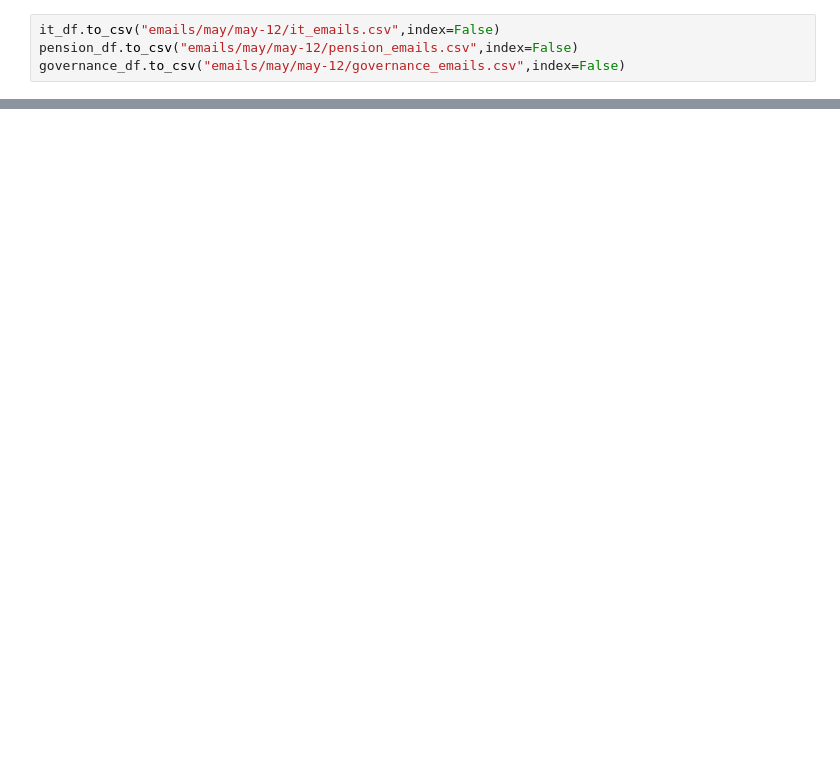
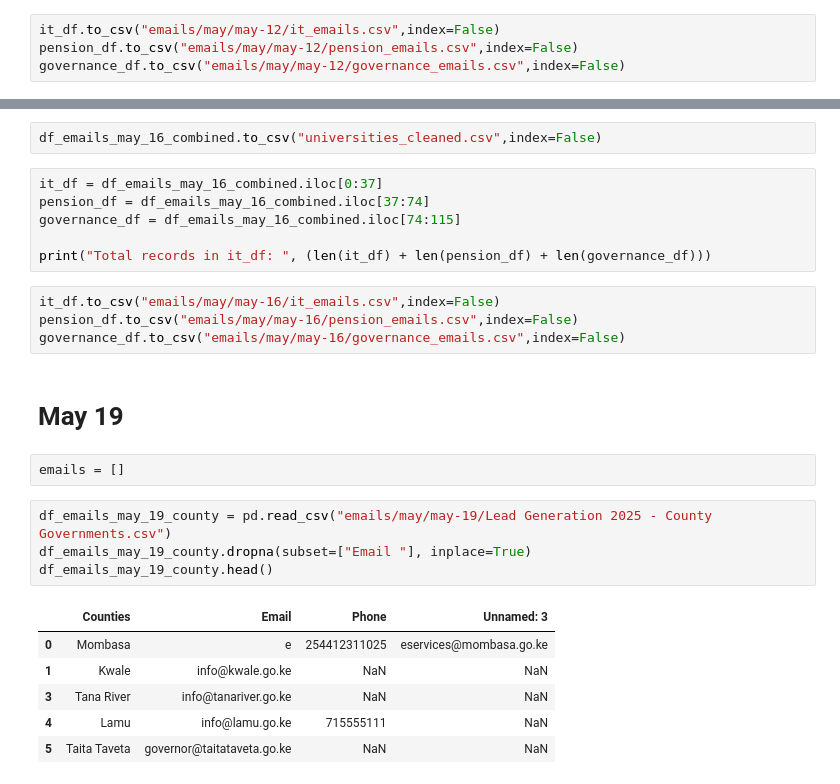
Before and after one commit to IainMosima/bulk-email-sender, a Jupyter notebook: analysis.ipynb, the cells around one changed output, grey strips where cells are left out. Drawn from its saved outputs; the diff is of its cells as text; blank space fills up the shorter version.

```diff
--- a/analysis.ipynb
+++ b/analysis.ipynb
@@ -942,0 +507,27 @@ governance_df.to_csv("emails/may/may-12/governance_emails.csv",index=False)
+# %%
+df_emails_may_16_combined.to_csv("universities_cleaned.csv",index=False)
+# %%
+it_df = df_emails_may_16_combined.iloc[0:37]
+pension_df = df_emails_may_16_combined.iloc[37:74]
+governance_df = df_emails_may_16_combined.iloc[74:115]
+
+print("Total records in it_df: ", (len(it_df) + len(pension_df) + len(governance_df)))
+# %%
+it_df.to_csv("emails/may/may-16/it_emails.csv",index=False)
+pension_df.to_csv("emails/may/may-16/pension_emails.csv",index=False)
+governance_df.to_csv("emails/may/may-16/governance_emails.csv",index=False)
+# %% [markdown]
+# May 19
+# %%
+emails = []
+# %%
+df_emails_may_19_county = pd.read_csv("emails/may/may-19/Lead Generation 2025 - County Governments.csv")
+df_emails_may_19_county.dropna(subset=["Email "], inplace=True)
+df_emails_may_19_county.head()
+# %% [output]
+|  | Counties | Email | Phone | Unnamed: 3 |
+| 0 | Mombasa | e | 254412311025 | eservices@mombasa.go.ke |
+| 1 | Kwale | info@kwale.go.ke | NaN | NaN |
+| 3 | Tana River | info@tanariver.go.ke | NaN | NaN |
+| 4 | Lamu | info@lamu.go.ke | 715555111 | NaN |
+| 5 | Taita Taveta | governor@taitataveta.go.ke | NaN | NaN |
```
Also changed, not shown: parts of 96 cells of this notebook, 5 other files.
